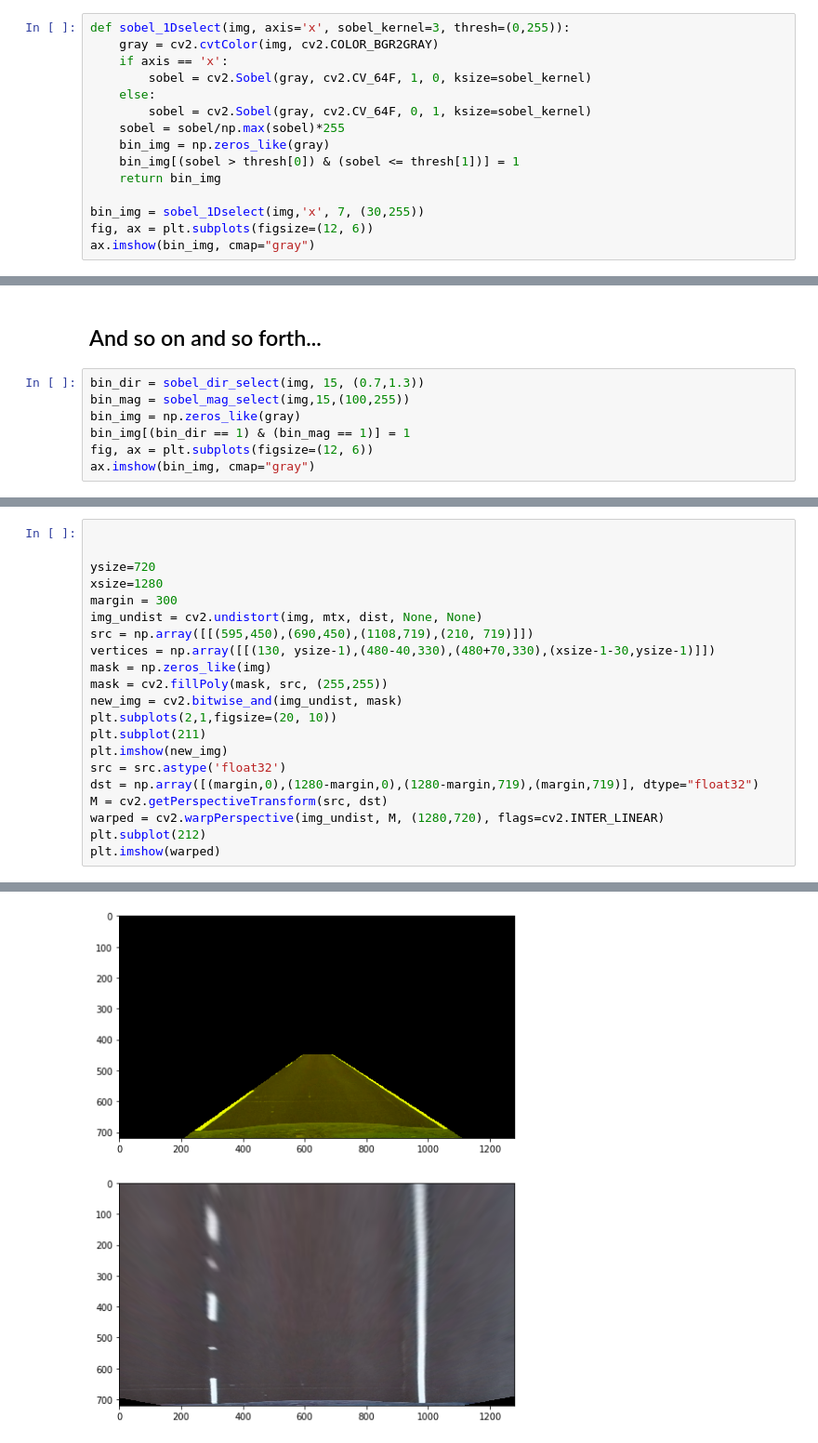
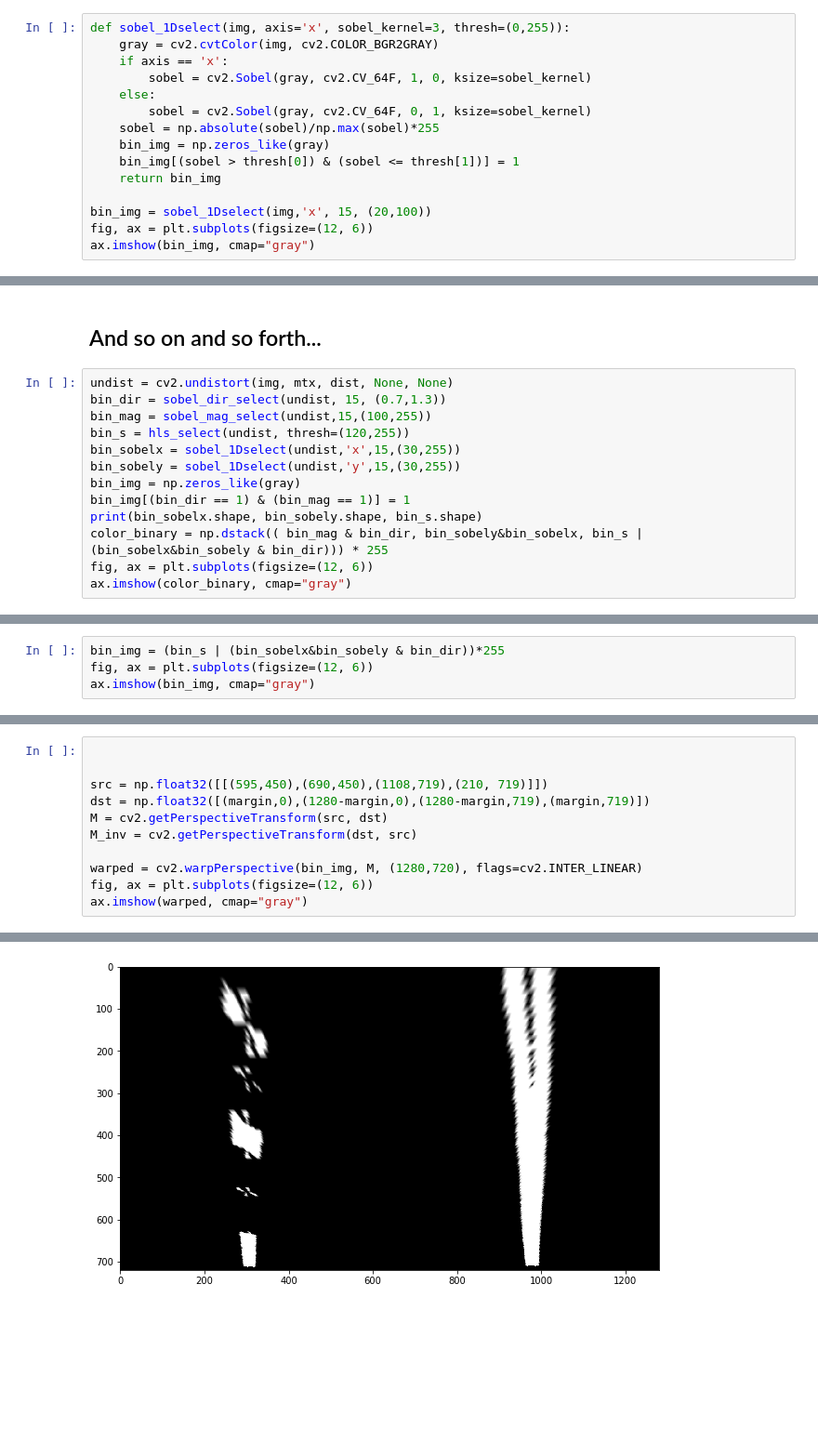
Before and after one commit to artongdou/CarND-Advanced-Lane-Lines, a Jupyter notebook: adv_lane_finding.ipynb, the cells around one changed output, grey strips where cells are left out. Shown at 93% size. Drawn from its saved outputs; the diff is of its cells as text; blank space fills up the shorter version.

```diff
--- a/adv_lane_finding.ipynb
+++ b/adv_lane_finding.ipynb
@@ -102,12 +109,12 @@ def sobel_1Dselect(img, axis='x', sobel_kernel=3, thresh=(0,255)):
         sobel = cv2.Sobel(gray, cv2.CV_64F, 1, 0, ksize=sobel_kernel)
     else:
         sobel = cv2.Sobel(gray, cv2.CV_64F, 0, 1, ksize=sobel_kernel)
-    sobel = sobel/np.max(sobel)*255
+    sobel = np.absolute(sobel)/np.max(sobel)*255
     bin_img = np.zeros_like(gray)
     bin_img[(sobel > thresh[0]) & (sobel <= thresh[1])] = 1
     return bin_img
 
-bin_img = sobel_1Dselect(img,'x', 7, (30,255))
+bin_img = sobel_1Dselect(img,'x', 15, (20,100))
 fig, ax = plt.subplots(figsize=(12, 6))
 ax.imshow(bin_img, cmap="gray")
 # %% [output]
@@ -156,10 +164,16 @@ ax.imshow(bin_img, cmap="gray")
 # %% [markdown]
 ## And so on and so forth...
 # %%
-bin_dir = sobel_dir_select(img, 15, (0.7,1.3))
-bin_mag = sobel_mag_select(img,15,(100,255))
+undist = cv2.undistort(img, mtx, dist, None, None)
+bin_dir = sobel_dir_select(undist, 15, (0.7,1.3))
+bin_mag = sobel_mag_select(undist,15,(100,255))
+bin_s = hls_select(undist, thresh=(120,255))
+bin_sobelx = sobel_1Dselect(undist,'x',15,(30,255))
+bin_sobely = sobel_1Dselect(undist,'y',15,(30,255))
 bin_img = np.zeros_like(gray)
 bin_img[(bin_dir == 1) & (bin_mag == 1)] = 1
+print(bin_sobelx.shape, bin_sobely.shape, bin_s.shape)
+color_binary = np.dstack(( bin_mag & bin_dir, bin_sobely&bin_sobelx, bin_s | (bin_sobelx&bin_sobely & bin_dir))) * 255
 fig, ax = plt.subplots(figsize=(12, 6))
-ax.imshow(bin_img, cmap="gray")
+ax.imshow(color_binary, cmap="gray")
 # %% [output]
@@ -167,0 +183,4 @@ ax.imshow(bin_img, cmap="gray")
+# %%
+bin_img = (bin_s | (bin_sobelx&bin_sobely & bin_dir))*255
+fig, ax = plt.subplots(figsize=(12, 6))
+ax.imshow(bin_img, cmap="gray")
@@ -168,24 +190,14 @@ ax.imshow(bin_img, cmap="gray")
 # %%
 
 
-ysize=720
-xsize=1280
-margin = 300
-img_undist = cv2.undistort(img, mtx, dist, None, None)
-src = np.array([[(595,450),(690,450),(1108,719),(210, 719)]])
-vertices = np.array([[(130, ysize-1),(480-40,330),(480+70,330),(xsize-1-30,ysize-1)]])
-mask = np.zeros_like(img)
-mask = cv2.fillPoly(mask, src, (255,255))
-new_img = cv2.bitwise_and(img_undist, mask)
-plt.subplots(2,1,figsize=(20, 10))
-plt.subplot(211)
-plt.imshow(new_img)
-src = src.astype('float32')
-dst = np.array([(margin,0),(1280-margin,0),(1280-margin,719),(margin,719)], dtype="float32")
+src = np.float32([[(595,450),(690,450),(1108,719),(210, 719)]])
+dst = np.float32([(margin,0),(1280-margin,0),(1280-margin,719),(margin,719)])
 M = cv2.getPerspectiveTransform(src, dst)
-warped = cv2.warpPerspective(img_undist, M, (1280,720), flags=cv2.INTER_LINEAR)
-plt.subplot(212)
-plt.imshow(warped)
+M_inv = cv2.getPerspectiveTransform(dst, src)
+
+warped = cv2.warpPerspective(bin_img, M, (1280,720), flags=cv2.INTER_LINEAR)
+fig, ax = plt.subplots(figsize=(12, 6))
+ax.imshow(warped, cmap="gray")
 # %% [output]
 <matplotlib.image.AxesImage at 0x...>
-[figure, old version]
+[figure, new version]
```
Also changed, not shown: parts of 10 cells of this notebook, 1 other file.
